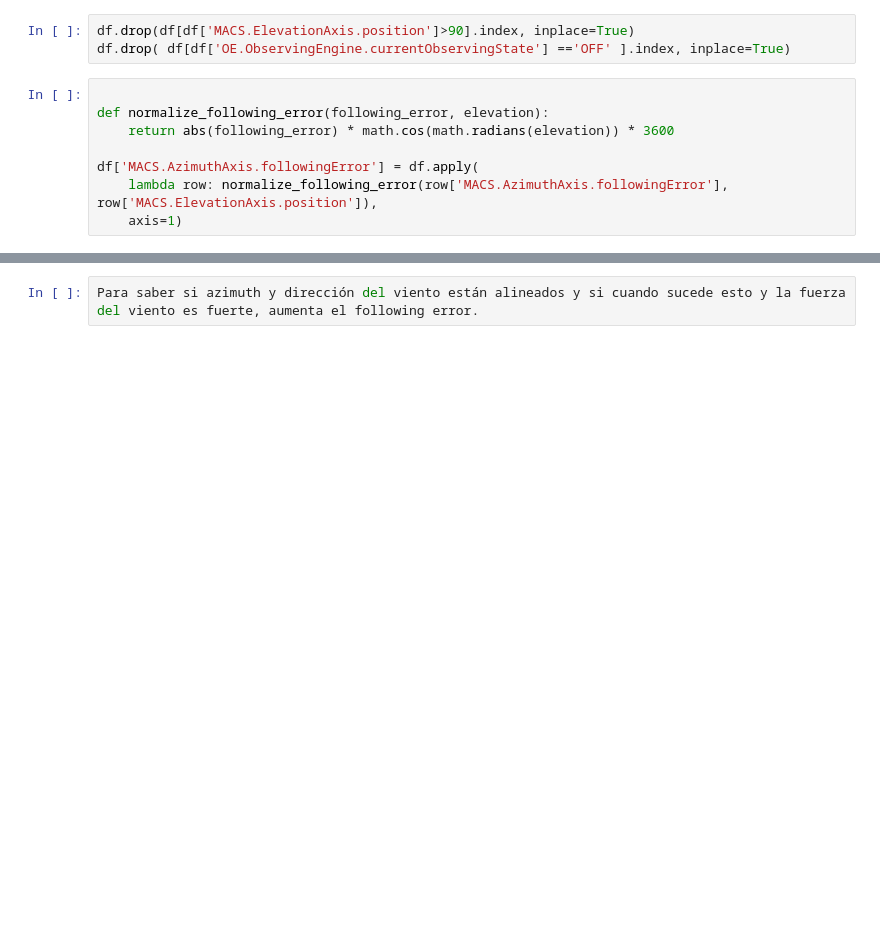
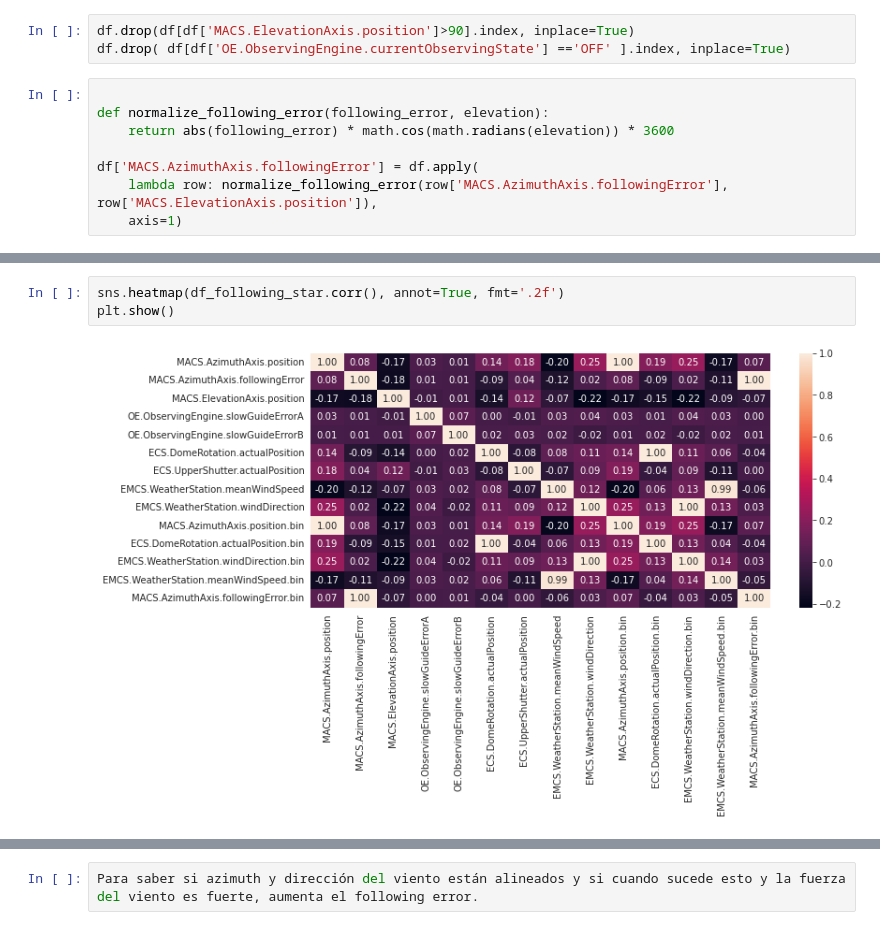
Before and after one commit to mahulo2009/DataScientistND_DataScienceBlogPost, a Jupyter notebook: Data Science Blog Post Following Error March 2022.ipynb, the cells around one changed output, grey strips where cells are left out. Drawn from its saved outputs; the diff is of its cells as text; blank space fills up the shorter version.

```diff
--- a/Data Science Blog Post Following Error March 2022.ipynb
+++ b/Data Science Blog Post Following Error March 2022.ipynb
@@ -94,0 +141,5 @@ df_following_star = df[( df['OE.ObservingEngine.currentObservingState'] =='TRACK
+# %%
+sns.heatmap(df_following_star.corr(), annot=True, fmt='.2f')
+plt.show()
+# %% [output]
+[figure, added]
```
Also changed, not shown: parts of 17 cells of this notebook.
